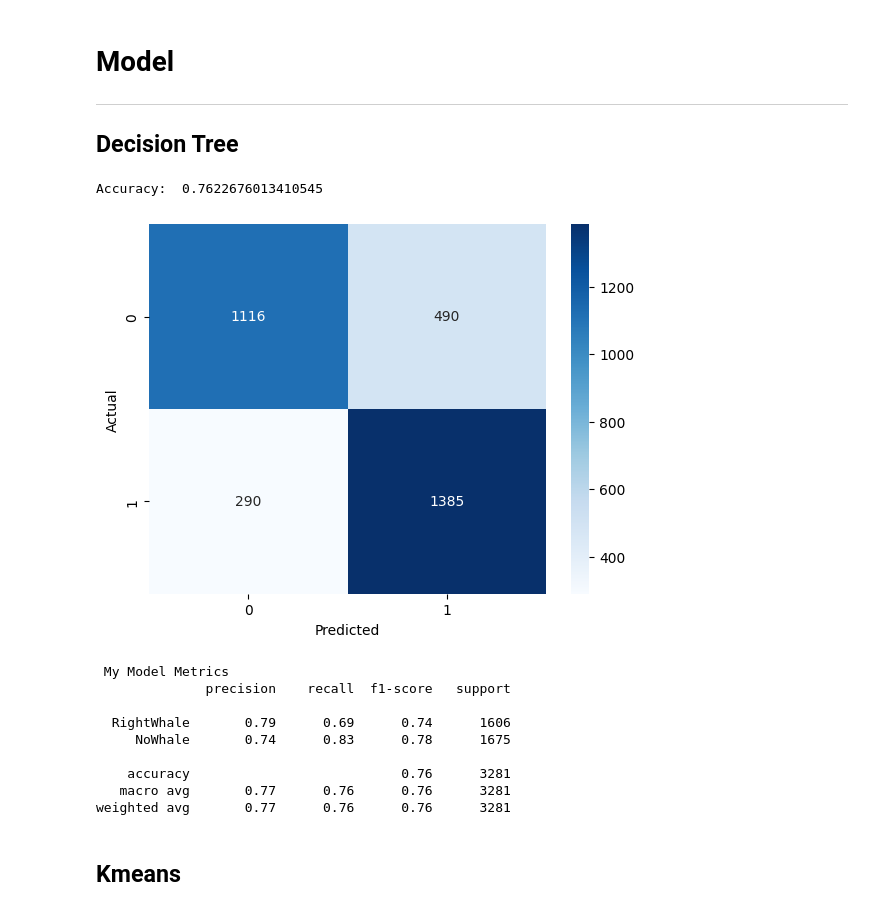
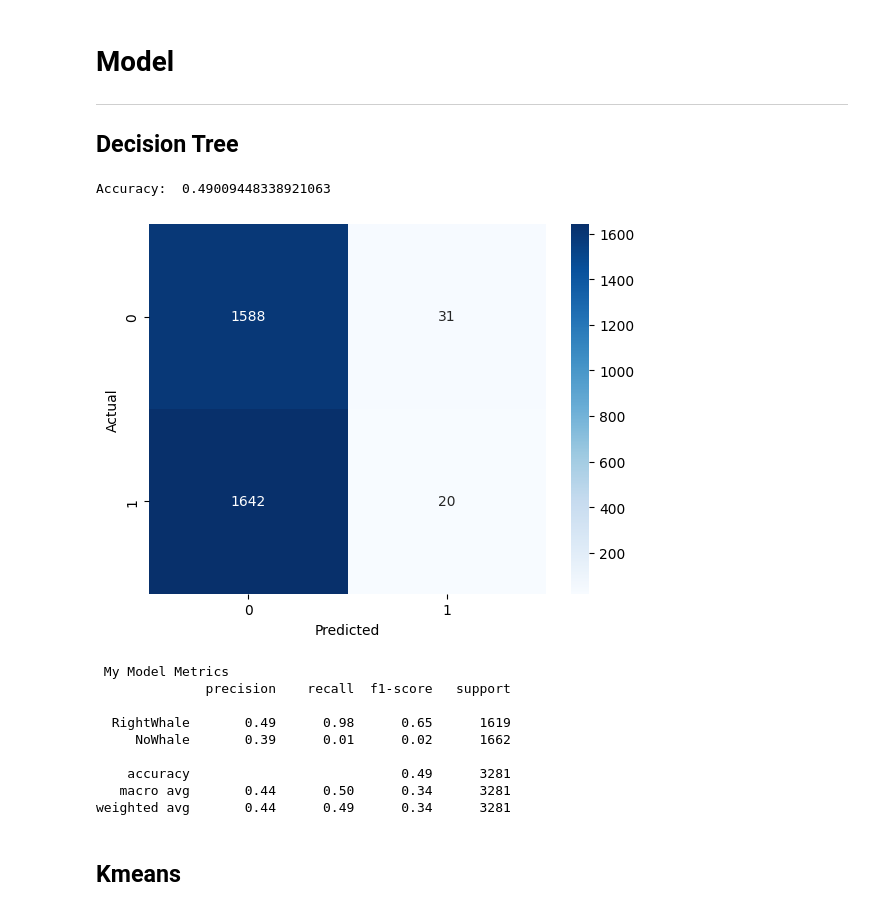
Before and after one commit to pieroGJ121/ML_proyecto_4, a Jupyter notebook: Clasification_Proyecto4.ipynb, the cells around one changed output. Drawn from its saved outputs; the diff is of its cells as text; code cells hidden in the pictures.

```diff
--- a/Clasification_Proyecto4.ipynb
+++ b/Clasification_Proyecto4.ipynb
@@ -195,7 +204,7 @@ x_train_norm = norm_data(x_train)
 import pandas as pd
 from sklearn.metrics import confusion_matrix
 
-def matriz_confusion(y_pred, Tipo):
+def matriz_confusion(y_pred, y_test, Tipo):
  sns.heatmap(confusion_matrix(y_test, y_pred), annot=True, fmt='d', cmap='Blues')
  plt.xlabel('Predicted')
  plt.ylabel('Actual')
@@ -222,13 +231,14 @@ import random
 
 
 scaler = StandardScaler()
-data_scaled = scaler.fit_transform(x_train)
+X_train_scaled = scaler.fit_transform(x_train)
+
+data_scaled_test = scaler.fit_transform(x_test)
+X_test_scaled = data_scaled_test
 
 print("data scaled")
-print(data_scaled)
-print("max", np.max(data_scaled))
-print("min", np.min(data_scaled))
-
-X_train_scaled = data_scaled
+print(X_train_scaled)
+print("max", np.max(X_train_scaled))
+print("min", np.min(X_train_scaled))
 # %% [output]
 data scaled
@@ -293,40 +309,42 @@ features_transformed = pca2.transform(X_train_scaled)      # features_transforme
 from DT_optimizado import DT
 from sklearn.model_selection import train_test_split
 
-modelo_DT = DT(max_depth=6)
+depth = 4
+
+modelo_DT = DT(max_depth=depth)
 
 X_train, X_test, y_train_split, y_test = train_test_split(features_transformed, y_train, test_size=0.3, random_state=42)
 
 y_train_split = np.array(y_train_split)
 # %%
-modelo_DT.fit(X_train, y_train_split)
+modelo_DT.fit(X_train, y_train)
 # %%
 from sklearn.metrics import accuracy_score
 from sklearn.metrics import classification_report
 
 y_pred = modelo_DT.predict_2(X_test)
 
 accuracy_f = accuracy_score(y_test, y_pred)
 print("Accuracy: " , accuracy_f)
 
 y_pred = modelo_DT.predict_2(X_test)
-matriz_confusion(y_pred," My Model ")
+matriz_confusion(y_pred, y_test," My Model ")
 
 report = classification_report(y_test, y_pred, target_names = ["RightWhale", "NoWhale"])
 print(" My Model Metrics  ")
 print(report)
 # %% [output]
-Accuracy:  0.7622676013410545
+Accuracy:  0.49009448338921063
-[figure, old version]
+[figure, new version]
  My Model Metrics
               precision    recall  f1-score   support
 
-  RightWhale       0.79      0.69      0.74      1606
-     NoWhale       0.74      0.83      0.78      1675
+  RightWhale       0.49      0.98      0.65      1619
+     NoWhale       0.39      0.01      0.02      1662
 
-    accuracy                           0.76      3281
-   macro avg       0.77      0.76      0.76      3281
-weighted avg       0.77      0.76      0.76      3281
+    accuracy                           0.49      3281
+   macro avg       0.44      0.50      0.34      3281
+weighted avg       0.44      0.49      0.34      3281
 # %% [markdown]
 ## Kmeans
 # %%
```
Also changed, not shown: parts of 17 cells of this notebook.
